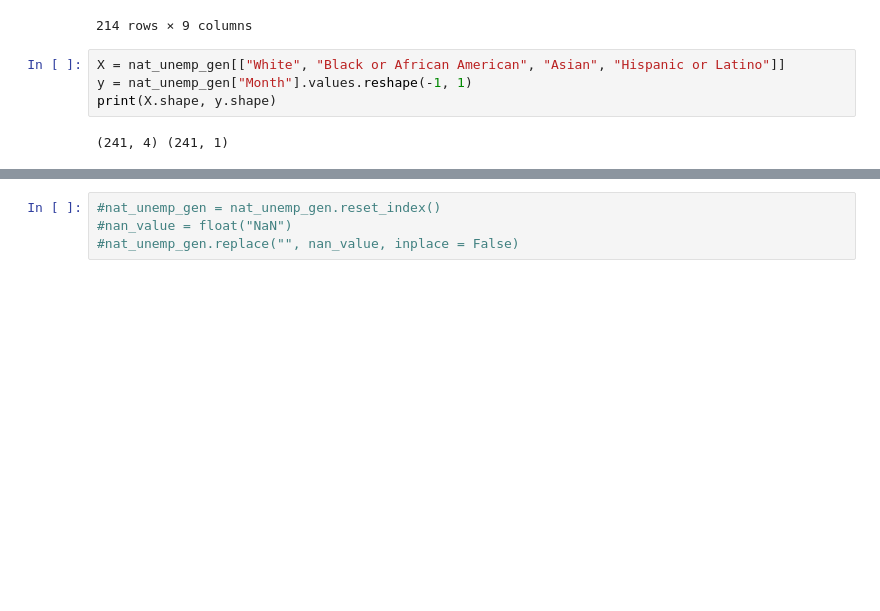
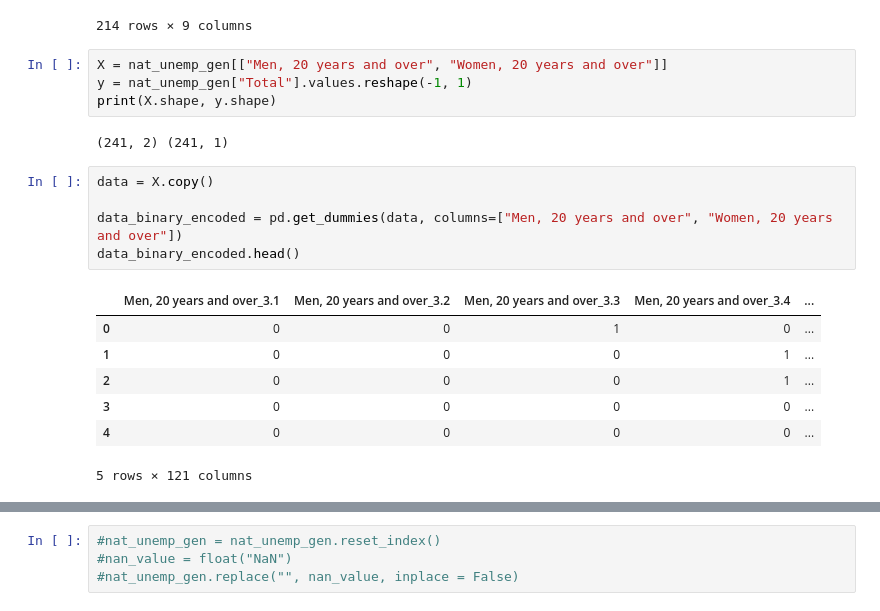
Before and after one commit to vgnenov/OnTheUpAndUp, a Jupyter notebook: machine_learning.ipynb, the cells around one changed output, grey strips where cells are left out. Saved outputs shown, nothing was run; the diff lists cells and outputs as text; blank space fills up the shorter version.

```diff
--- a/machine_learning.ipynb
+++ b/machine_learning.ipynb
@@ -30,8 +30,21 @@ nat_unemp_gen.dropna()
 | 240 | 10/1/20 | 6.9 | 6.7 | 6.5 | 13.9 | 6.0 | ... |
 214 rows × 9 columns
 # %%
-X = nat_unemp_gen[["White", "Black or African American", "Asian", "Hispanic or Latino"]]
-y = nat_unemp_gen["Month"].values.reshape(-1, 1)
+X = nat_unemp_gen[["Men, 20 years and over", "Women, 20 years and over"]]
+y = nat_unemp_gen["Total"].values.reshape(-1, 1)
 print(X.shape, y.shape)
 # %% [output]
-(241, 4) (241, 1)
+(241, 2) (241, 1)
+# %%
+data = X.copy()
+
+data_binary_encoded = pd.get_dummies(data, columns=["Men, 20 years and over", "Women, 20 years and over"])
+data_binary_encoded.head()
+# %% [output]
+|  | Men, 20 years and over_3.1 | Men, 20 years and over_3.2 | Men, 20 years and over_3.3 | Men, 20 years and over_3.4 | ... |
+| 0 | 0 | 0 | 1 | 0 | ... |
+| 1 | 0 | 0 | 0 | 1 | ... |
+| 2 | 0 | 0 | 0 | 1 | ... |
+| 3 | 0 | 0 | 0 | 0 | ... |
+| 4 | 0 | 0 | 0 | 0 | ... |
+5 rows × 121 columns
```
Also changed, not shown: parts of 9 cells of this notebook.
